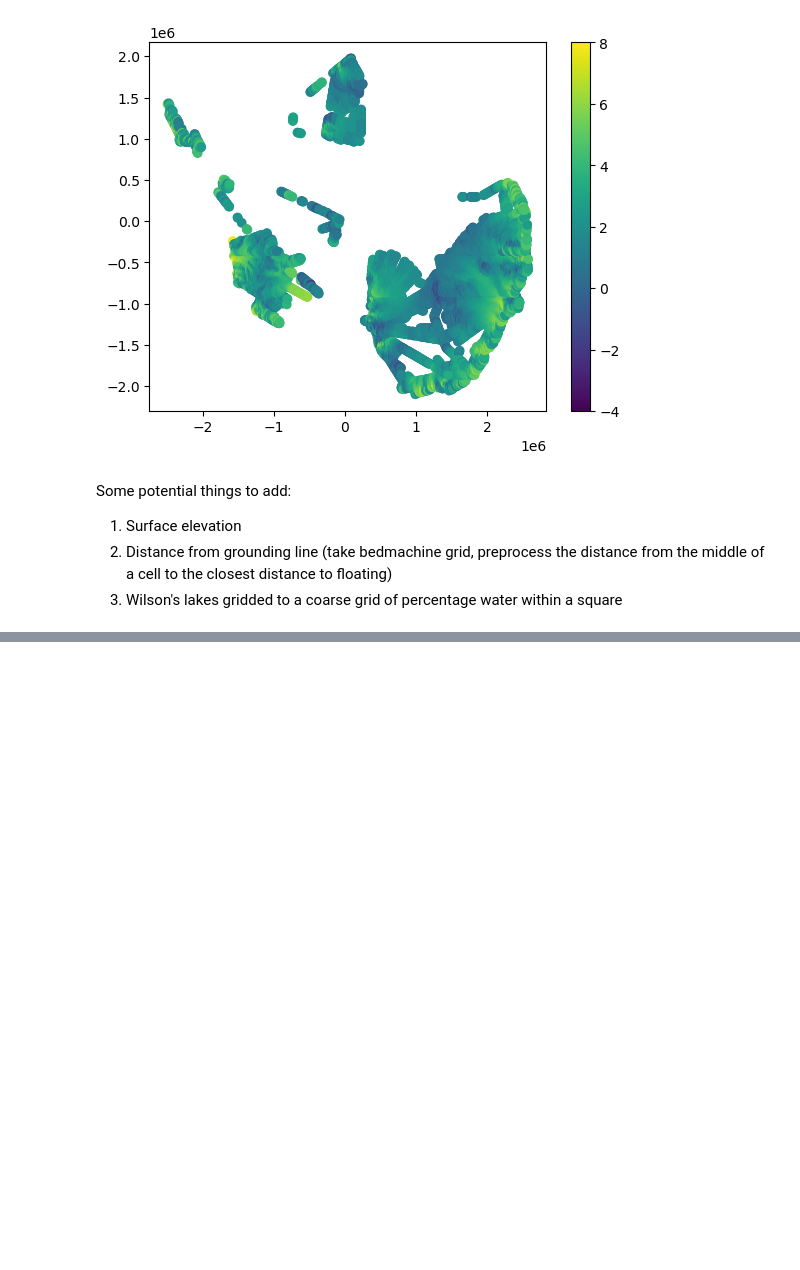
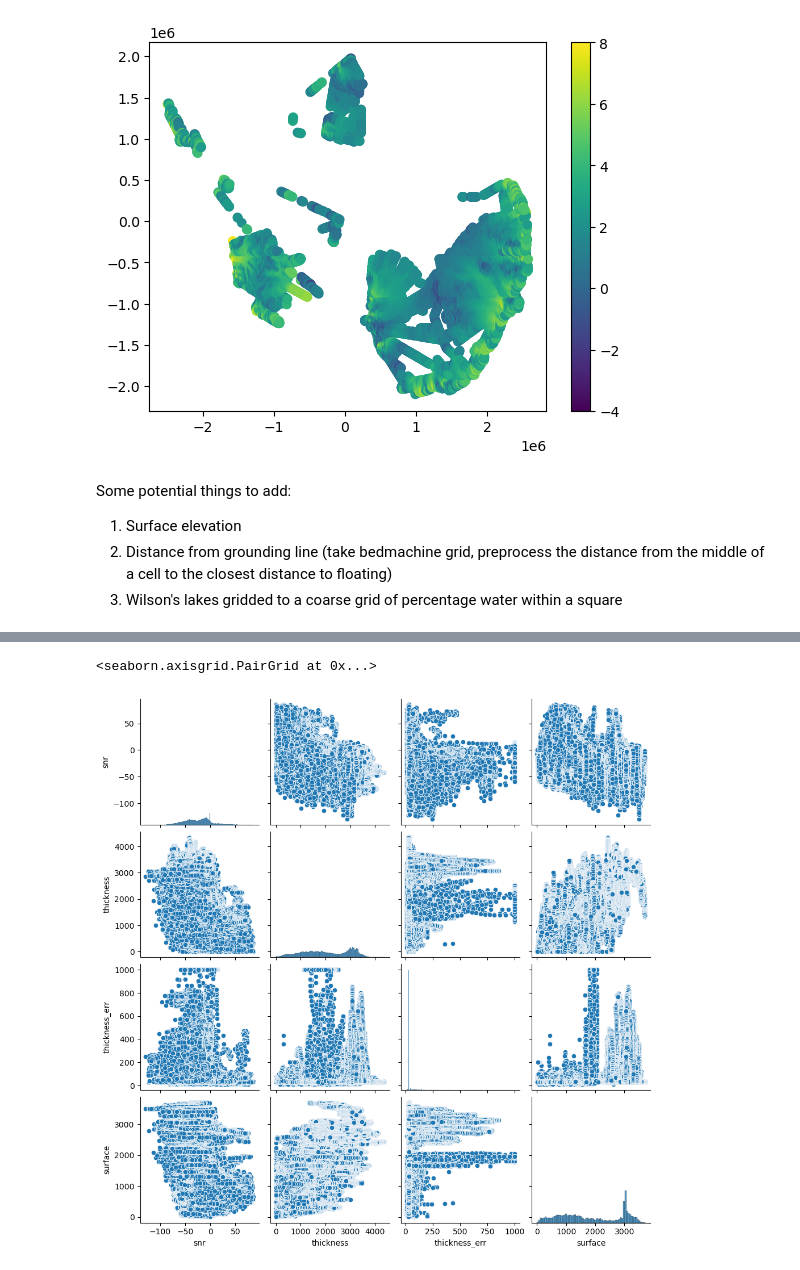
Before and after one commit to thomasteisberg/required_surface_snr, a Jupyter notebook: pairplotting.ipynb, the cells around one changed output, grey strips where cells are left out. Cells and saved outputs as stored; diff of their text form; code cells hidden in the pictures; blank space fills up the shorter version.

Commit message:
build: pairplot of cresis

```diff
--- a/pairplotting.ipynb
+++ b/pairplotting.ipynb
@@ -136,0 +146,20 @@ Some potential things to add:
+# %%
+cresis_df = data.to_dataframe()
+# %%
+var_list = ['snr', 'thickness', 'thickness_err',
+            'bm_mask', 'surface'
+           ]
+# %%
+full_df = cresis_df.loc[~np.isnan(cresis_df['snr']) &
+                        ~np.isnan(cresis_df['thickness']) &
+                        ~np.isnan(cresis_df['thickness_err']) &
+                        ~np.isnan(cresis_df['bm_mask']) &
+                        ~np.isnan(cresis_df['surface'])][var_list]
+# %%
+grounded_df = full_df.loc[full_df['bm_mask']==2]
+# %%
+sns.pairplot(grounded_df[['snr', 'thickness', 'thickness_err',
+                          'surface']])
+# %% [output]
+<seaborn.axisgrid.PairGrid at 0x...>
+[figure, added]
```
Also changed, not shown: parts of 8 cells of this notebook.
